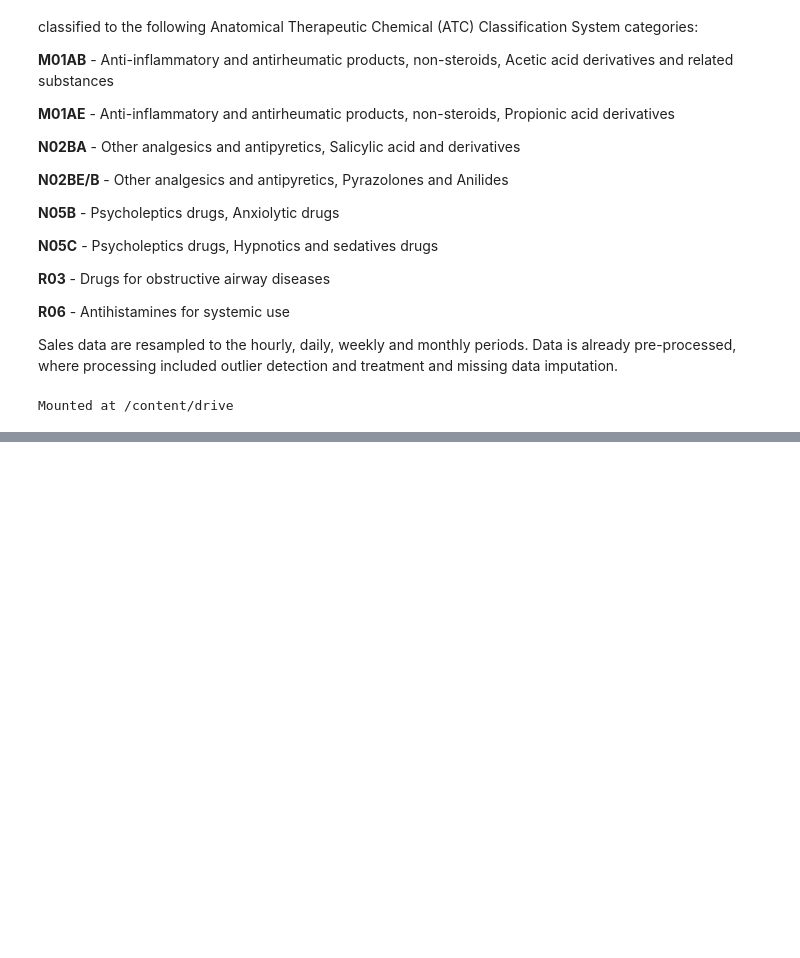
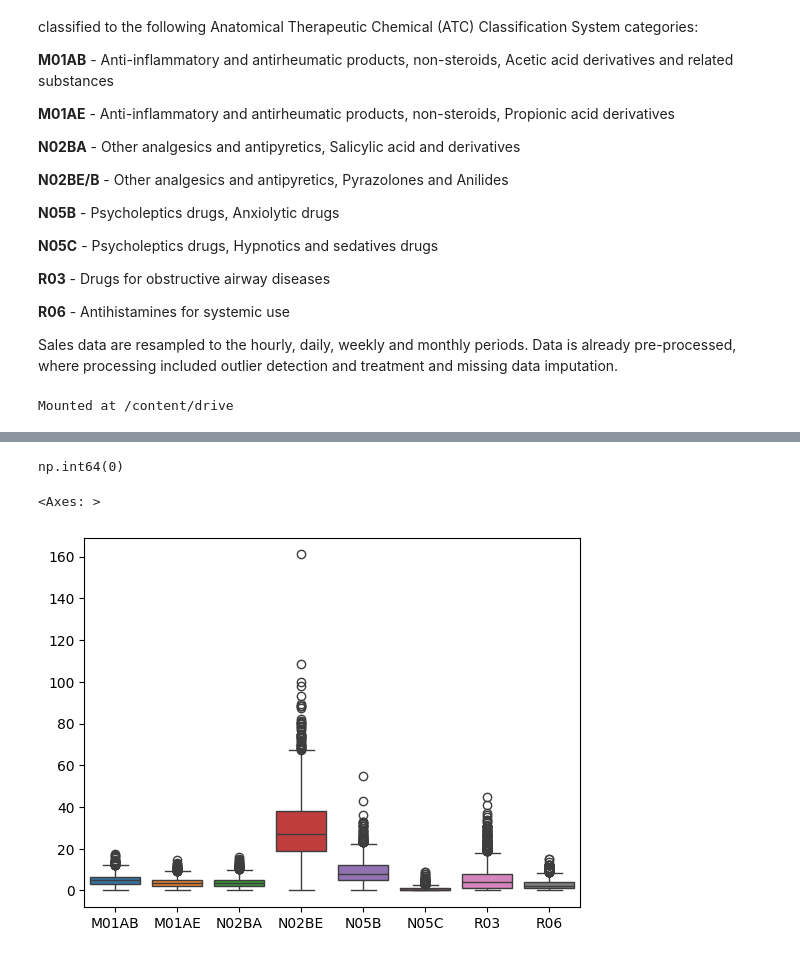
Before and after one commit to Adhi1755/Pharma-Sales-Analysis, a Jupyter notebook: Pharma_Slaes.ipynb, the cells around one changed output, grey strips where cells are left out. Saved outputs shown, nothing was run; the diff lists cells and outputs as text; code cells hidden in the pictures; blank space fills up the shorter version.

Commit message:
Analysing the data

```diff
--- a/Pharma_Slaes.ipynb
+++ b/Pharma_Slaes.ipynb
@@ -199,0 +125,9 @@ max    386.000000  213.040000
+# %%
+salesDaily.duplicated().sum()
+# %% [output]
+np.int64(0)
+# %%
+sns.boxplot(data=salesDaily[['M01AB','M01AE','N02BA','N02BE','N05B','N05C','R03','R06']])
+# %% [output]
+<Axes: >
+[figure, added]
```
Also changed, not shown: parts of 12 cells of this notebook.
